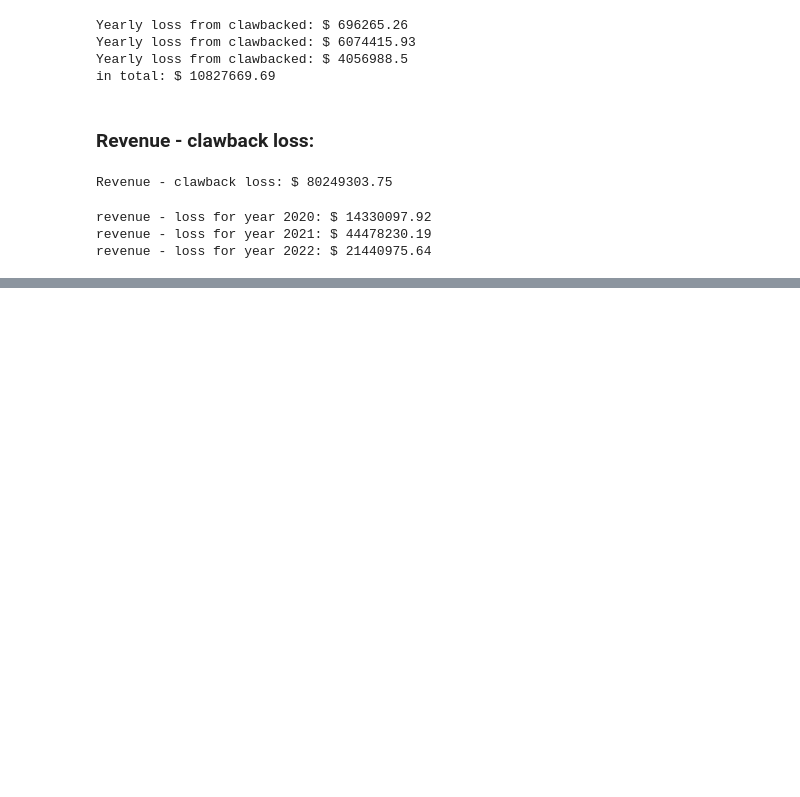
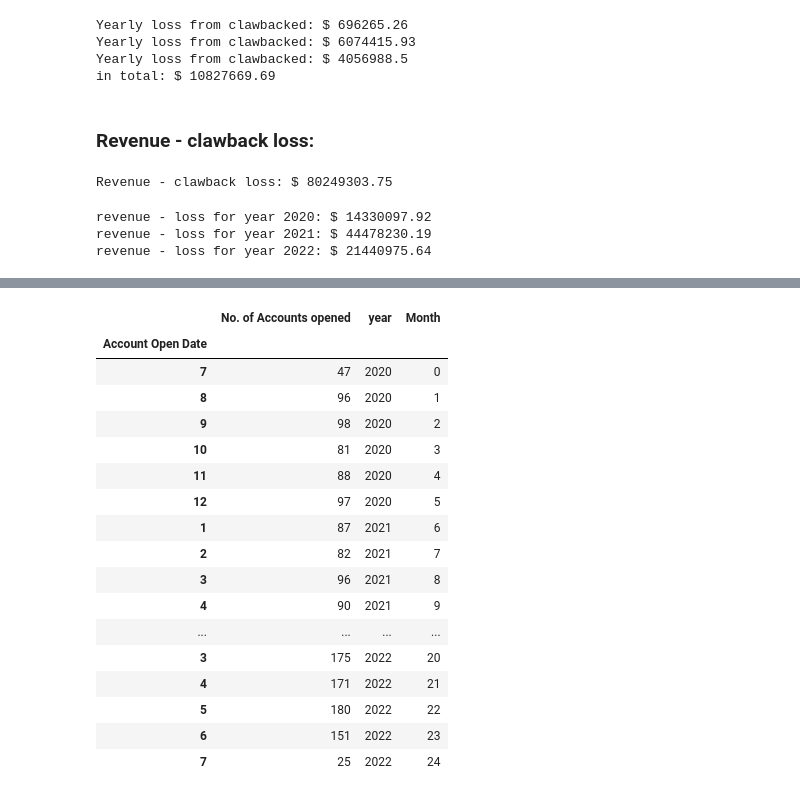
Before and after one commit to nineninesixteensixtn/QuantiumCaseComp2024, a Jupyter notebook: workingfile.ipynb, the cells around one changed output, grey strips where cells are left out. Cells and saved outputs as stored; diff of their text form; code cells hidden in the pictures; blank space fills up the shorter version.

```diff
--- a/workingfile.ipynb
+++ b/workingfile.ipynb
@@ -152,0 +168,27 @@ revenue - loss for year 2022: $ 21440975.64
+# %%
+#concatenating all years tgt and preparing to plot
+no_of_applications_by_month = pd.concat([monthly_applications_size[year] for year in [2020,2021,2022]])
+no_of_applications_by_month['Month'] = np.arange(len(no_of_applications_by_month))
+no_of_applications_by_month.rename(columns={0:'No. of Accounts opened'},inplace=True)
+no_of_applications_by_month
+
+no_of_applications_by_month
+# %% [output]
+|  | No. of Accounts opened | year | Month |
+| Account Open Date |  |  |  |
+| 7 | 47 | 2020 | 0 |
+| 8 | 96 | 2020 | 1 |
+| 9 | 98 | 2020 | 2 |
+| 10 | 81 | 2020 | 3 |
+| 11 | 88 | 2020 | 4 |
+| 12 | 97 | 2020 | 5 |
+| 1 | 87 | 2021 | 6 |
+| 2 | 82 | 2021 | 7 |
+| 3 | 96 | 2021 | 8 |
+| 4 | 90 | 2021 | 9 |
+| ... | ... | ... | ... |
+| 3 | 175 | 2022 | 20 |
+| 4 | 171 | 2022 | 21 |
+| 5 | 180 | 2022 | 22 |
+| 6 | 151 | 2022 | 23 |
+| 7 | 25 | 2022 | 24 |
```
Also changed, not shown: parts of 10 cells of this notebook, 4 other files.
